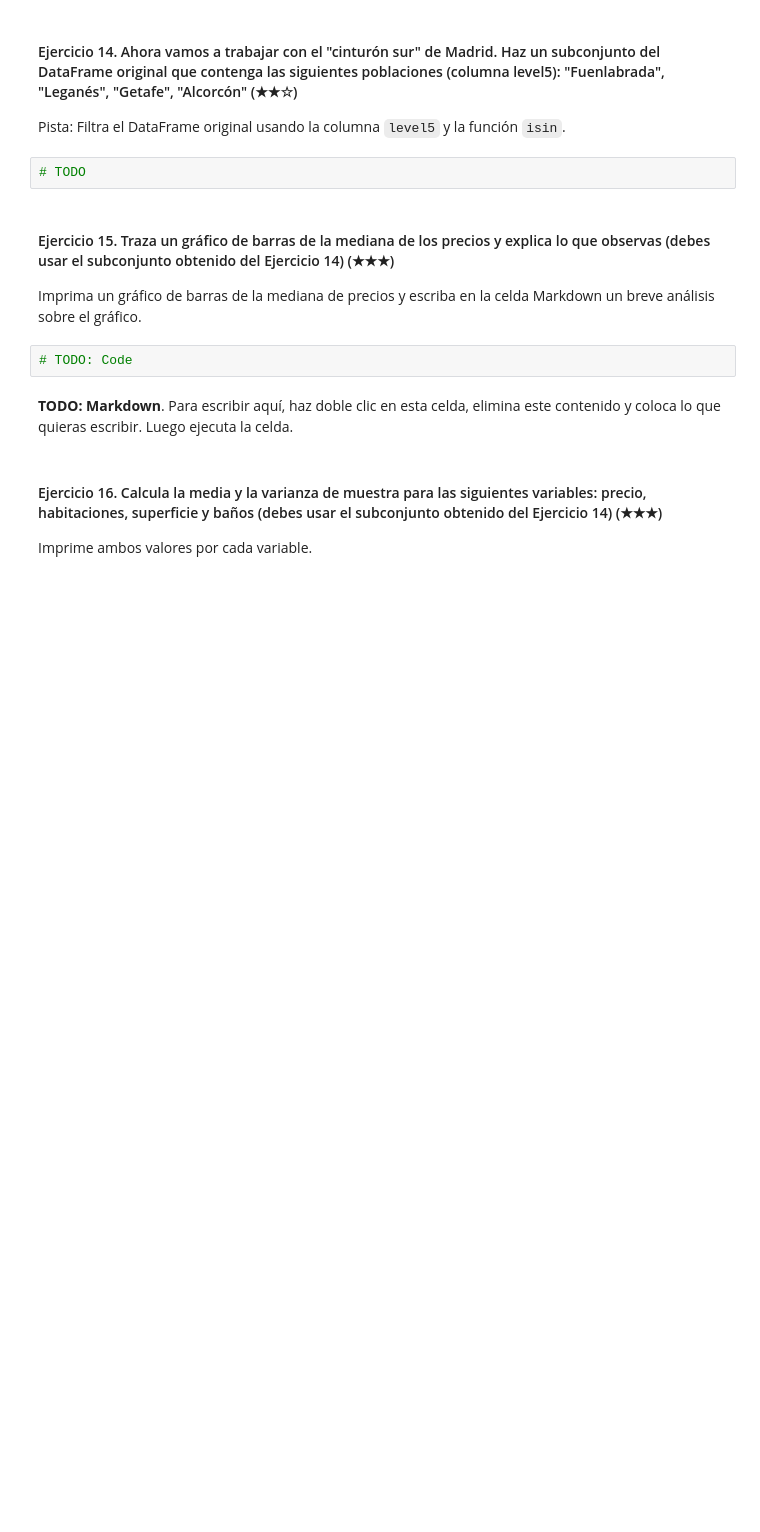
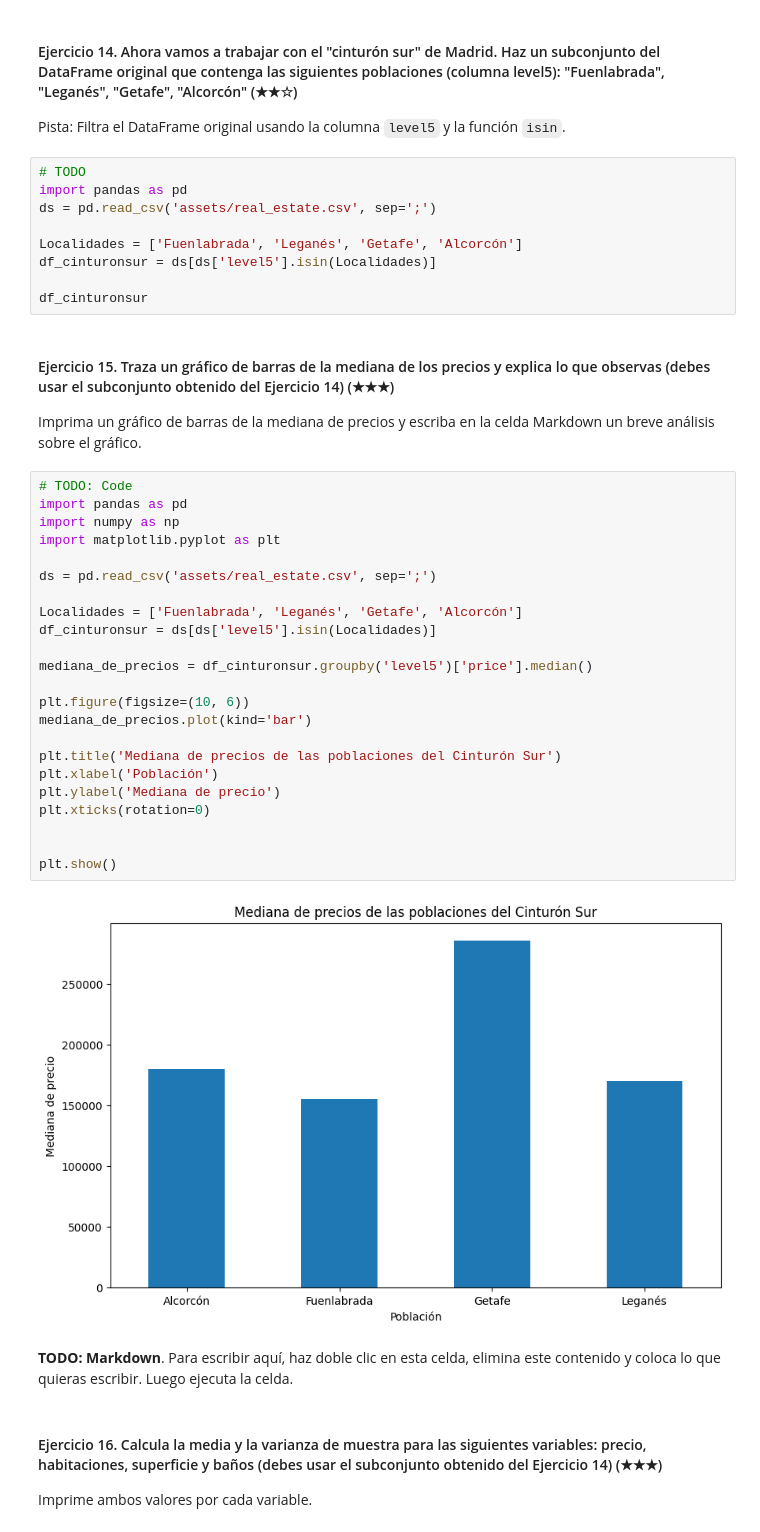
Before and after one commit to 4GeeksAcademy/Luisgr-realestate-datacleanup-exercise, a Jupyter notebook: project.es.ipynb, the cells around one changed output. Cells and saved outputs as stored; diff of their text form; blank space fills up the shorter version.

```diff
--- a/project.es.ipynb
+++ b/project.es.ipynb
@@ -263,12 +282,42 @@ Imprima la población y el número de casas.
 Pista: Filtra el DataFrame original usando la columna `level5` y la función `isin`.
 # %%
 # TODO
+import pandas as pd
+ds = pd.read_csv('assets/real_estate.csv', sep=';')
+
+Localidades = ['Fuenlabrada', 'Leganés', 'Getafe', 'Alcorcón']
+df_cinturonsur = ds[ds['level5'].isin(Localidades)]
+
+df_cinturonsur
 # %% [markdown]
 #### Ejercicio 15. Traza un gráfico de barras de la mediana de los precios y explica lo que observas (debes usar el subconjunto obtenido del Ejercicio 14) (★★★)
 
 Imprima un gráfico de barras de la mediana de precios y escriba en la celda Markdown un breve análisis sobre el gráfico.
 # %%
 # TODO: Code
+import pandas as pd
+import numpy as np
+import matplotlib.pyplot as plt
+
+ds = pd.read_csv('assets/real_estate.csv', sep=';')
+
+Localidades = ['Fuenlabrada', 'Leganés', 'Getafe', 'Alcorcón']
+df_cinturonsur = ds[ds['level5'].isin(Localidades)]
+
+mediana_de_precios = df_cinturonsur.groupby('level5')['price'].median()
+
+plt.figure(figsize=(10, 6))
+mediana_de_precios.plot(kind='bar')
+
+plt.title('Mediana de precios de las poblaciones del Cinturón Sur')
+plt.xlabel('Población')
+plt.ylabel('Mediana de precio')
+plt.xticks(rotation=0)
+
+
+plt.show()
+# %% [output]
+[figure, added]
 # %% [markdown]
 **TODO: Markdown**. Para escribir aquí, haz doble clic en esta celda, elimina este contenido y coloca lo que quieras escribir. Luego ejecuta la celda.
 # %% [markdown]
```
Also changed, not shown: parts of 9 cells of this notebook.
